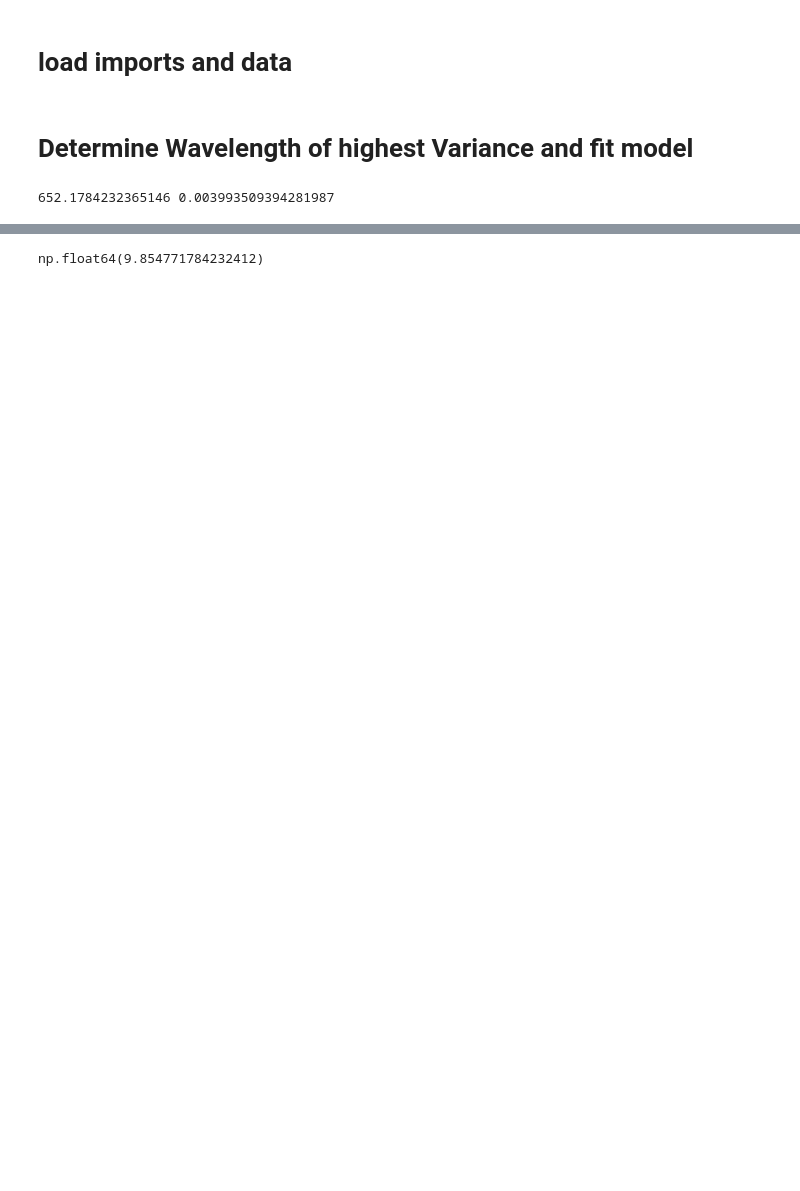
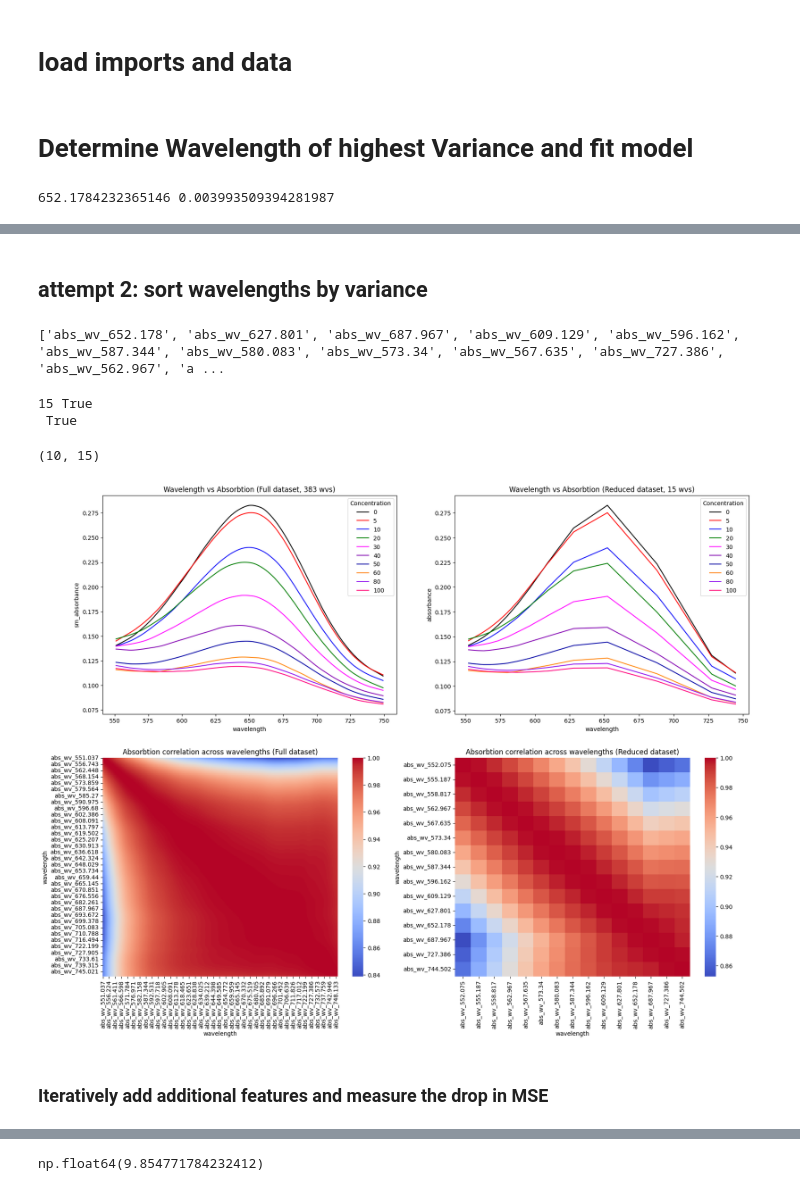
Before and after one commit to cvraut/colorimetry_ML, a Jupyter notebook: code/p02_study_mse/Study_MSE.ipynb, the cells around one changed output, grey strips where cells are left out. Saved outputs shown, nothing was run; the diff lists cells and outputs as text; code cells hidden in the pictures; blank space fills up the shorter version.

```diff
--- a/code/p02_study_mse/Study_MSE.ipynb
+++ b/code/p02_study_mse/Study_MSE.ipynb
@@ -86,0 +260,54 @@ Notes:
+# %% [markdown]
+## attempt 2: sort wavelengths by variance
+# %%
+# now fit the sv linear regression models for all the features and map each feature to the MSE
+var_map = {}
+for col in tqdm([c for c in wide_data.columns if c != 'Concentration']):
+    var_map[col] = wide_data[col].var()
+# sort the features by the variance descending
+sorted_features = sorted(mse_map, key=var_map.get, reverse=True)
+thresh = 0.999 # 1 - 1e-4
+kept_features = []
+for test_feat in sorted_features:
+    for feat in kept_features:
+        if corr_matrix.loc[test_feat, feat] > thresh:
+            break
+    else:
+        kept_features.append(test_feat)
+print(kept_features)
+# %% [output]
+['abs_wv_652.178', 'abs_wv_627.801', 'abs_wv_687.967', 'abs_wv_609.129', 'abs_wv_596.162', 'abs_wv_587.344', 'abs_wv_580.083', 'abs_wv_573.34', 'abs_wv_567.635', 'abs_wv_727.386', 'abs_wv_562.967', 'a ...
+# %%
+print(len(kept_features), "abs_wv_652.178" in kept_features)
+# %% [output]
+15 True
+ True
+# %%
+X_filt = X[kept_features]
+print(X_filt.shape)
+# %% [output]
+(10, 15)
+# %%
+long_data = X_filt.copy(deep=True)
+long_data['Concentration'] = y
+long_data = long_data.melt(id_vars='Concentration', var_name='wavelength', value_name='absorbance')
+long_data['wavelength'] = long_data['wavelength'].str.replace('abs_wv_', '').astype(float)
+
+# create 2 subplots
+fig, axs = plt.subplots(2, 2, figsize=(20, 15))
+axs = axs.flatten()
+webcolors = ["#000000","#FF0001","#0D0CF9","#017F03","#FF02FF","#8604B4","#0203A6","#FF870C","#9011EE","#FF0381"]
+sns.lineplot(data=data, x="wavelength", y="sm_absorbance", hue="Concentration", palette=webcolors, ax=axs[0])
+axs[0].set_title(f"Wavelength vs Absorbtion (Full dataset, {len(data)//len(y)} wvs)")
+sns.lineplot(data=long_data, x="wavelength", y="absorbance", hue="Concentration", palette=webcolors, ax=axs[1])
+axs[1].set_title(f"Wavelength vs Absorbtion (Reduced dataset, {len(long_data)//len(y)} wvs)")
+# now compare the correlation heatmaps
+sns.heatmap(X[sorted(X.columns)].corr(), cmap='coolwarm', ax=axs[2])
+axs[2].set_title("Absorbtion correlation across wavelengths (Full dataset)")
+sns.heatmap(X_filt[sorted(X_filt.columns)].corr(), cmap='coolwarm', ax=axs[3])
+axs[3].set_title("Absorbtion correlation across wavelengths (Reduced dataset)")
+plt.show()
+# %% [output]
+[figure, added]
+# %% [markdown]
+### Iteratively add additional features and measure the drop in MSE
```
Also changed, not shown: parts of 53 cells of this notebook, 3 other files.
